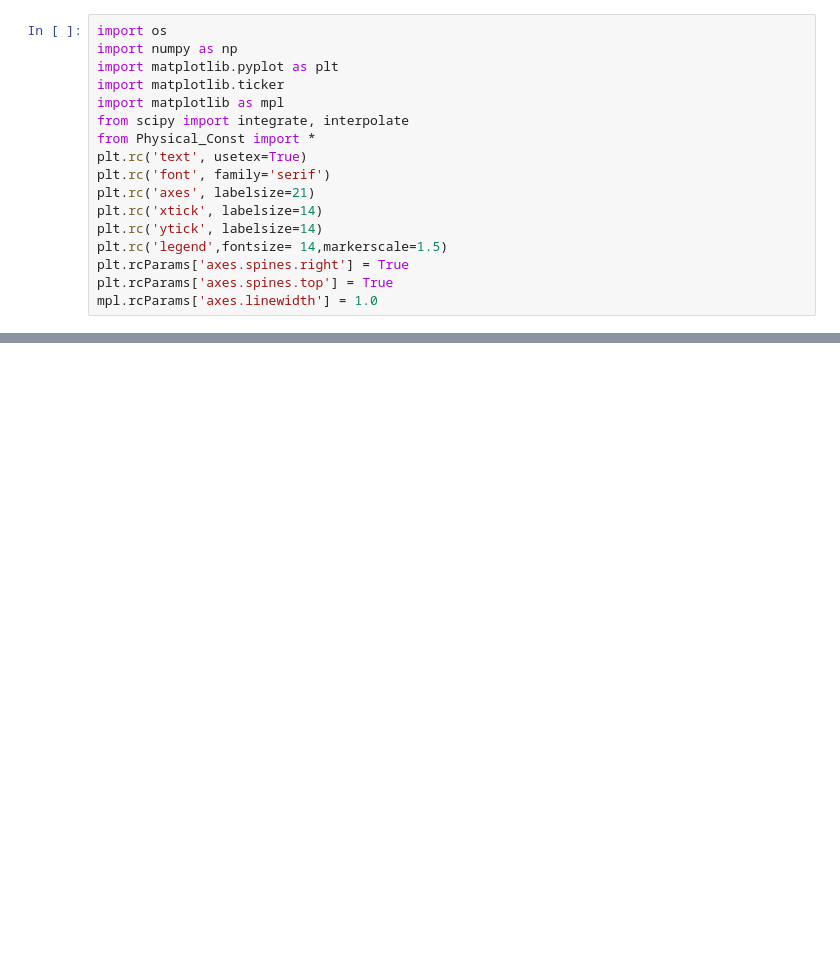
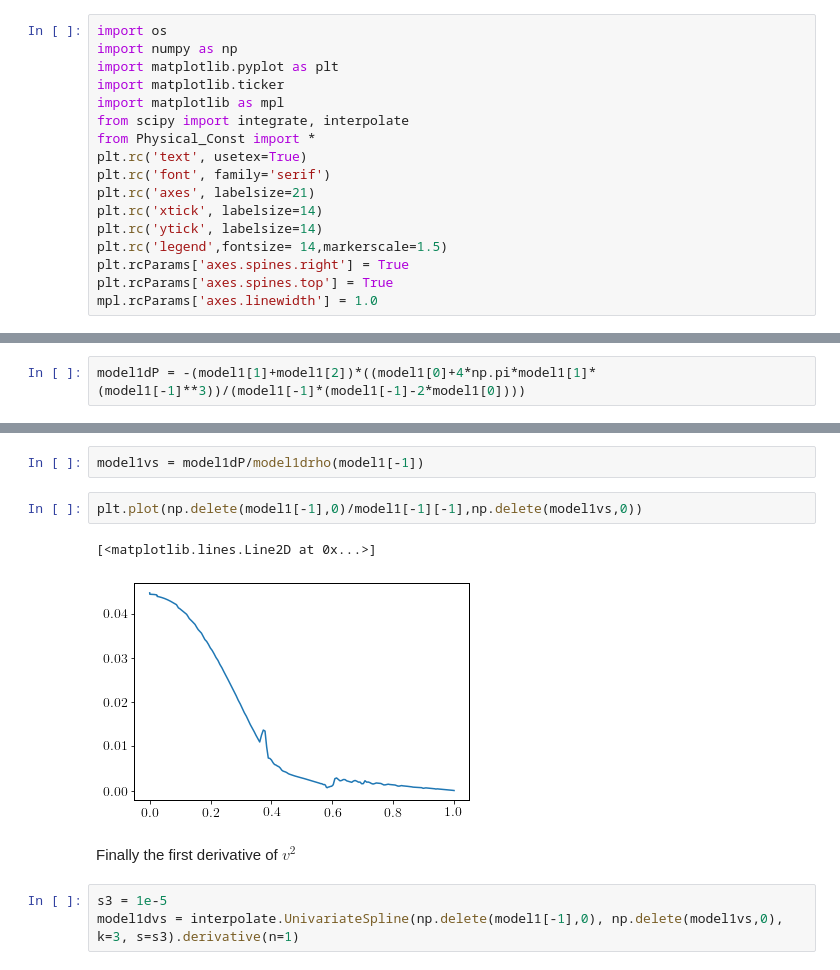
Before and after one commit to DavidRamosSal/stellar_structure, a Jupyter notebook: Cracking_stability.ipynb, the cells around one changed output, grey strips where cells are left out. Saved outputs shown, nothing was run; the diff lists cells and outputs as text; blank space fills up the shorter version.

```diff
--- a/Cracking_stability.ipynb
+++ b/Cracking_stability.ipynb
@@ -40,0 +66,2 @@ mpl.rcParams['axes.linewidth'] = 1.0
+# %%
+model1dP = -(model1[1]+model1[2])*((model1[0]+4*np.pi*model1[1]*(model1[-1]**3))/(model1[-1]*(model1[-1]-2*model1[0])))
@@ -40,0 +70,12 @@ mpl.rcParams['axes.linewidth'] = 1.0
+# %%
+model1vs = model1dP/model1drho(model1[-1])
+# %%
+plt.plot(np.delete(model1[-1],0)/model1[-1][-1],np.delete(model1vs,0))
+# %% [output]
+[<matplotlib.lines.Line2D at 0x...>]
+[figure, added]
+# %% [markdown]
+Finally the first derivative of $v^{2}$
+# %%
+s3 = 1e-5
+model1dvs = interpolate.UnivariateSpline(np.delete(model1[-1],0), np.delete(model1vs,0), k=3, s=s3).derivative(n=1)
```
Also changed, not shown: parts of 22 cells of this notebook.
